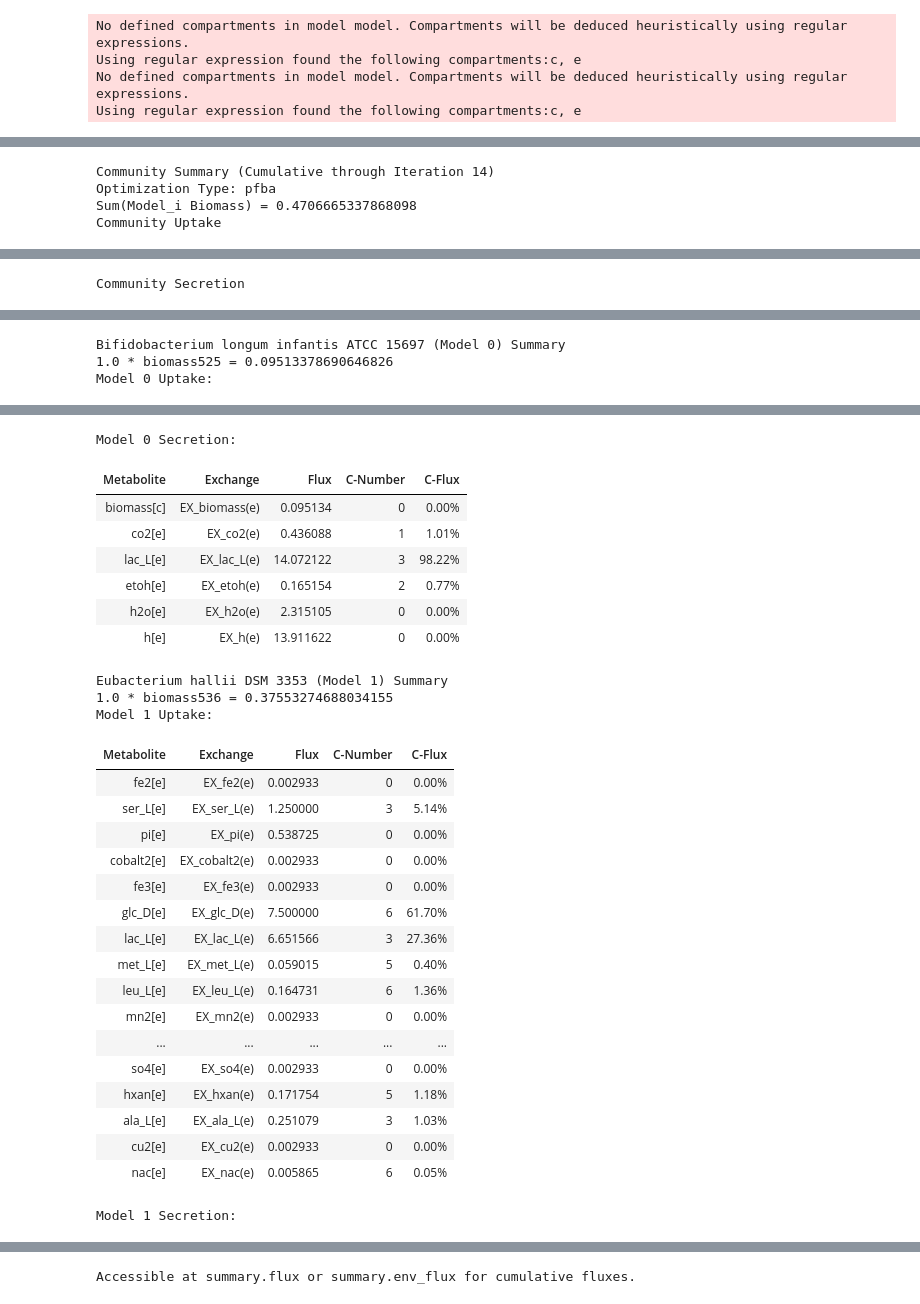
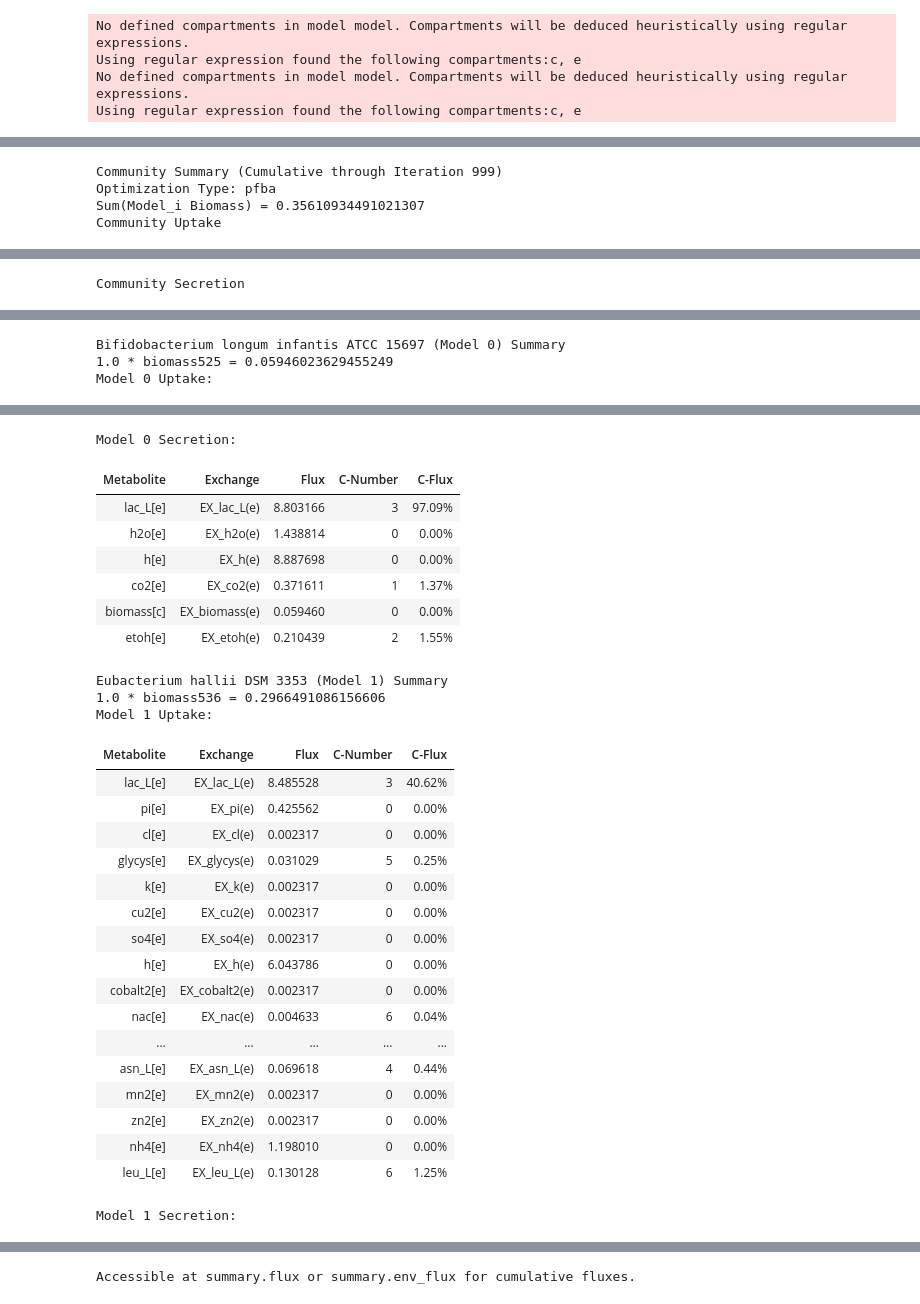
Before and after one commit to RSiegel03/giFBA, a Jupyter notebook: Examples/test_code 1.ipynb, the cells around one changed output, grey strips where cells are left out. Saved outputs shown, nothing was run; the diff lists cells and outputs as text; code cells hidden in the pictures.

Commit message:
step_size adj
changed to step size, also evaled the 2 models in test_code with step_size = 1, 0.75, 0.5,  0.25, 0.01

```diff
--- a/Examples/test_code 1.ipynb
+++ b/Examples/test_code 1.ipynb
@@ -321,13 +321,16 @@ No defined compartments in model model. Compartments will be deduced heuristical
 Using regular expression found the following compartments:c, e
 # %%
 # initialize community
-community_1 = gifba.gifbaObject([m1, m2], media, rel_abund=[0.5, 0.5], convergence_tradeoff=1)
-community_075 = gifba.gifbaObject([m1, m2], media, rel_abund=[0.5, 0.5], convergence_tradeoff=0.75)
-community_05 = gifba.gifbaObject([m1, m2], media, rel_abund=[0.5, 0.5], convergence_tradeoff=0.5)
-community_025 = gifba.gifbaObject([m1, m2], media, rel_abund=[0.5, 0.5], convergence_tradeoff=0.25)
+community_1 = gifba.gifbaObject([m1, m2], media, rel_abund=[0.5, 0.5], step_size=1)
+community_075 = gifba.gifbaObject([m1, m2], media, rel_abund=[0.5, 0.5], step_size=0.75)
+community_05 = gifba.gifbaObject([m1, m2], media, rel_abund=[0.5, 0.5], step_size=0.5)
+community_025 = gifba.gifbaObject([m1, m2], media, rel_abund=[0.5, 0.5], step_size=0.25)
+community_001 = gifba.gifbaObject([m1, m2], media, rel_abund=[0.5, 0.5], step_size=0.01)
 # run iterations
-media_flux_1, org_flux_1 = community_1.run_gifba(iters=15, method="pfba", early_stop=True, v=False)
-media_flux_075, org_flux_075 = community_075.run_gifba(iters=15, method="pfba", early_stop=True, v=False)
-media_flux_05, org_flux_05 = community_05.run_gifba(iters=15, method="pfba", early_stop=True, v=False)
-media_flux_025, org_flux_025 = community_025.run_gifba(iters=15, method="pfba", early_stop=True, v=False)
+its = 1000
+media_flux_1, org_flux_1 = community_1.run_gifba(iters=its, method="pfba", early_stop=True, v=False)
+media_flux_075, org_flux_075 = community_075.run_gifba(iters=its, method="pfba", early_stop=True, v=False)
+media_flux_05, org_flux_05 = community_05.run_gifba(iters=its, method="pfba", early_stop=True, v=False)
+media_flux_025, org_flux_025 = community_025.run_gifba(iters=its, method="pfba", early_stop=True, v=False)
+media_flux_001, org_flux_001 = community_001.run_gifba(iters=its, method="pfba", early_stop=True, v=True)
 # %% [output]
@@ -392,8 +369,8 @@ community_075.org_fluxes
 # %%
-community_075.summarize()
+community_001.summarize()
 # %% [output]
-Community Summary (Cumulative through Iteration 14)
+Community Summary (Cumulative through Iteration 999)
 Optimization Type: pfba
-Sum(Model_i Biomass) = 0.4706665337868098
+Sum(Model_i Biomass) = 0.35610934491021307
 Community Uptake
 | Metabolite | Exchange | Flux | C-Number | C-Flux |
@@ -429,4 +406,4 @@ Community Secretion
 Bifidobacterium longum infantis ATCC 15697 (Model 0) Summary
-1.0 * biomass525 = 0.09513378690646826
+1.0 * biomass525 = 0.05946023629455249
 Model 0 Uptake:
 | Metabolite | Exchange | Flux | C-Number | C-Flux |
@@ -449,30 +426,30 @@ Model 0 Uptake:
 Model 0 Secretion:
 | Metabolite | Exchange | Flux | C-Number | C-Flux |
-| biomass[c] | EX_biomass(e) | 0.095134 | 0 | 0.00% |
-| co2[e] | EX_co2(e) | 0.436088 | 1 | 1.01% |
-| lac_L[e] | EX_lac_L(e) | 14.072122 | 3 | 98.22% |
-| etoh[e] | EX_etoh(e) | 0.165154 | 2 | 0.77% |
-| h2o[e] | EX_h2o(e) | 2.315105 | 0 | 0.00% |
-| h[e] | EX_h(e) | 13.911622 | 0 | 0.00% |
+| lac_L[e] | EX_lac_L(e) | 8.803166 | 3 | 97.09% |
+| h2o[e] | EX_h2o(e) | 1.438814 | 0 | 0.00% |
+| h[e] | EX_h(e) | 8.887698 | 0 | 0.00% |
+| co2[e] | EX_co2(e) | 0.371611 | 1 | 1.37% |
+| biomass[c] | EX_biomass(e) | 0.059460 | 0 | 0.00% |
+| etoh[e] | EX_etoh(e) | 0.210439 | 2 | 1.55% |
 Eubacterium hallii DSM 3353 (Model 1) Summary
-1.0 * biomass536 = 0.37553274688034155
+1.0 * biomass536 = 0.2966491086156606
 Model 1 Uptake:
 | Metabolite | Exchange | Flux | C-Number | C-Flux |
-| fe2[e] | EX_fe2(e) | 0.002933 | 0 | 0.00% |
-| ser_L[e] | EX_ser_L(e) | 1.250000 | 3 | 5.14% |
-| pi[e] | EX_pi(e) | 0.538725 | 0 | 0.00% |
-| cobalt2[e] | EX_cobalt2(e) | 0.002933 | 0 | 0.00% |
-| fe3[e] | EX_fe3(e) | 0.002933 | 0 | 0.00% |
-| glc_D[e] | EX_glc_D(e) | 7.500000 | 6 | 61.70% |
-| lac_L[e] | EX_lac_L(e) | 6.651566 | 3 | 27.36% |
-| met_L[e] | EX_met_L(e) | 0.059015 | 5 | 0.40% |
-| leu_L[e] | EX_leu_L(e) | 0.164731 | 6 | 1.36% |
-| mn2[e] | EX_mn2(e) | 0.002933 | 0 | 0.00% |
+| lac_L[e] | EX_lac_L(e) | 8.485528 | 3 | 40.62% |
+| pi[e] | EX_pi(e) | 0.425562 | 0 | 0.00% |
+| cl[e] | EX_cl(e) | 0.002317 | 0 | 0.00% |
+| glycys[e] | EX_glycys(e) | 0.031029 | 5 | 0.25% |
+| k[e] | EX_k(e) | 0.002317 | 0 | 0.00% |
+| cu2[e] | EX_cu2(e) | 0.002317 | 0 | 0.00% |
+| so4[e] | EX_so4(e) | 0.002317 | 0 | 0.00% |
+| h[e] | EX_h(e) | 6.043786 | 0 | 0.00% |
+| cobalt2[e] | EX_cobalt2(e) | 0.002317 | 0 | 0.00% |
+| nac[e] | EX_nac(e) | 0.004633 | 6 | 0.04% |
 | ... | ... | ... | ... | ... |
-| so4[e] | EX_so4(e) | 0.002933 | 0 | 0.00% |
-| hxan[e] | EX_hxan(e) | 0.171754 | 5 | 1.18% |
-| ala_L[e] | EX_ala_L(e) | 0.251079 | 3 | 1.03% |
-| cu2[e] | EX_cu2(e) | 0.002933 | 0 | 0.00% |
-| nac[e] | EX_nac(e) | 0.005865 | 6 | 0.05% |
+| asn_L[e] | EX_asn_L(e) | 0.069618 | 4 | 0.44% |
+| mn2[e] | EX_mn2(e) | 0.002317 | 0 | 0.00% |
+| zn2[e] | EX_zn2(e) | 0.002317 | 0 | 0.00% |
+| nh4[e] | EX_nh4(e) | 1.198010 | 0 | 0.00% |
+| leu_L[e] | EX_leu_L(e) | 0.130128 | 6 | 1.25% |
 Model 1 Secretion:
 | Metabolite | Exchange | Flux | C-Number | C-Flux |
```
Also changed, not shown: parts of 4 cells of this notebook, 1 other file.
